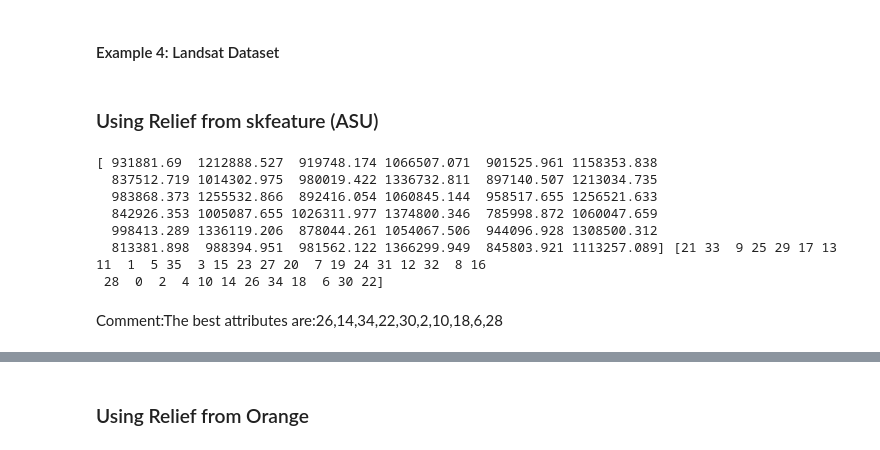
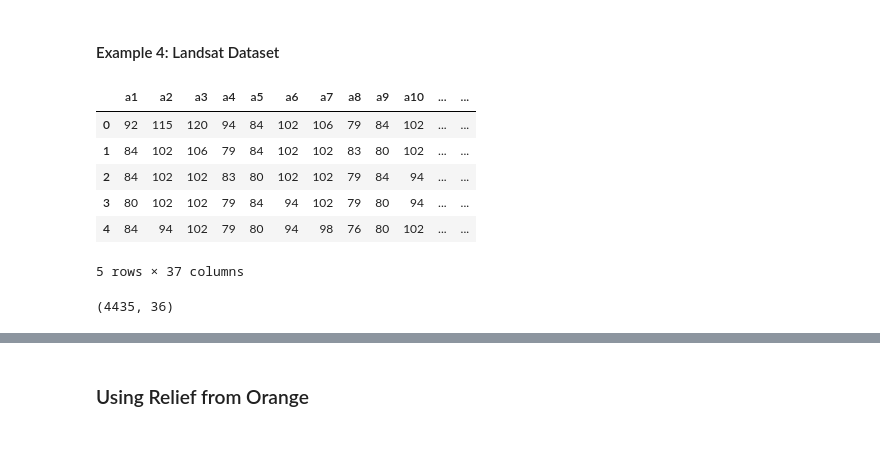
Before and after one commit to eacunafer/Data-Mining-Machine-Learning-subgraduado-, a Jupyter notebook: notebooks/fselection1e.ipynb, the cells around one changed output, grey strips where cells are left out. Drawn from its saved outputs; the diff is of its cells as text; code cells hidden in the pictures.

```diff
--- a/notebooks/fselection1e.ipynb
+++ b/notebooks/fselection1e.ipynb
@@ -468,4 +412,17 @@ Feature scores for best ten features (scored individually):
 Comment:The best attributes are:6(Bare Nuclei),1 (Clump Thickness),7 (Bland Chromatin), 8 (Normal. nucleoli)
 # %% [markdown]
 #### Example 4: Landsat Dataset
+# %%
+names=['a1','a2','a3','a4','a5','a6','a7','a8','a9','a10','a11','a12','a13','a14','a15','a16','a17','a18','a19','a20','a21','a22','a23','a24','a25','a26','a27','a38','a29','a30','a31','a32','a33','a34','a35','a36','class']
+url='http://academic.uprm.edu/eacuna/landsat.txt'
+data = pd.read_csv(url,names=names, header=None,delim_whitespace=True)
+data.head()
+# %% [output]
+|  | a1 | a2 | a3 | a4 | a5 | a6 | a7 | a8 | a9 | a10 | ... | ... |
+| 0 | 92 | 115 | 120 | 94 | 84 | 102 | 106 | 79 | 84 | 102 | ... | ... |
+| 1 | 84 | 102 | 106 | 79 | 84 | 102 | 102 | 83 | 80 | 102 | ... | ... |
+| 2 | 84 | 102 | 102 | 83 | 80 | 102 | 102 | 79 | 84 | 94 | ... | ... |
+| 3 | 80 | 102 | 102 | 79 | 84 | 94 | 102 | 79 | 80 | 94 | ... | ... |
+| 4 | 84 | 94 | 102 | 79 | 80 | 94 | 98 | 76 | 80 | 102 | ... | ... |
+5 rows × 37 columns
 # %%
@@ -480,17 +434,8 @@ X_train, X_test, y_train, y_test = train_test_split(features, labels)
-# %% [markdown]
-### Using Relief from skfeature (ASU)
-# %%
-#usando Relief de la ASU
-score_relief=reliefF(X_train,y_train)
-feat=feature_ranking(score_relief)
-print(score_relief,feat)
-# %% [output]
-[ 931881.69  1212888.527  919748.174 1066507.071  901525.961 1158353.838
-  837512.719 1014302.975  980019.422 1336732.811  897140.507 1213034.735
-  983868.373 1255532.866  892416.054 1060845.144  958517.655 1256521.633
-  842926.353 1005087.655 1026311.977 1374800.346  785998.872 1060047.659
-  998413.289 1336119.206  878044.261 1054067.506  944096.928 1308500.312
-  813381.898  988394.951  981562.122 1366299.949  845803.921 1113257.089] [21 33  9 25 29 17 13 11  1  5 35  3 15 23 27 20  7 19 24 31 12 32  8 16
- 28  0  2  4 10 14 26 34 18  6 30 22]
-# %% [markdown]
-Comment:The best attributes are:26,14,34,22,30,2,10,18,6,28
+# %%
+df=data.drop('class',axis=1)
+#Normalizando las predictoras
+df_norm=(df - df.min()) / (df.max() - df.min())
+features, labels = df_norm.values, data['class'].values
+df.shape
+# %% [output]
+(4435, 36)
```
Also changed, not shown: parts of 53 cells of this notebook.
